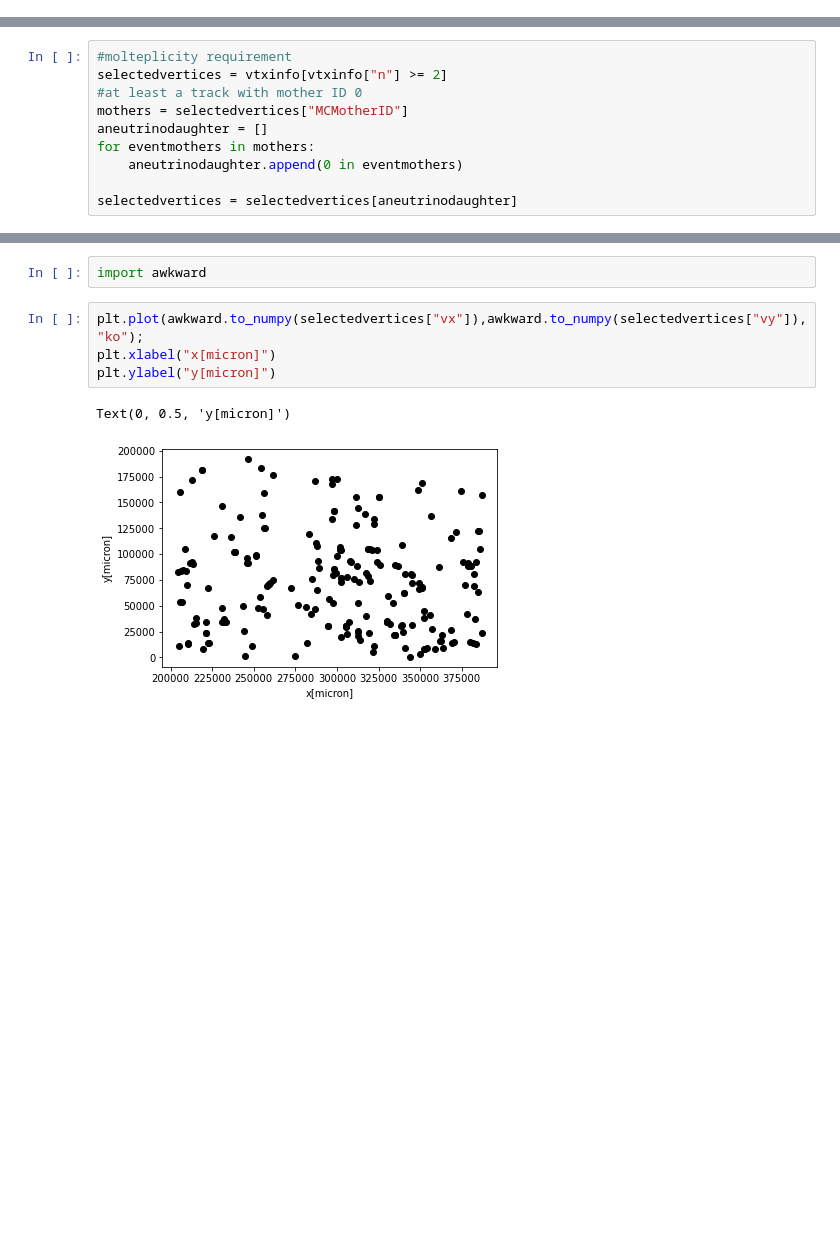
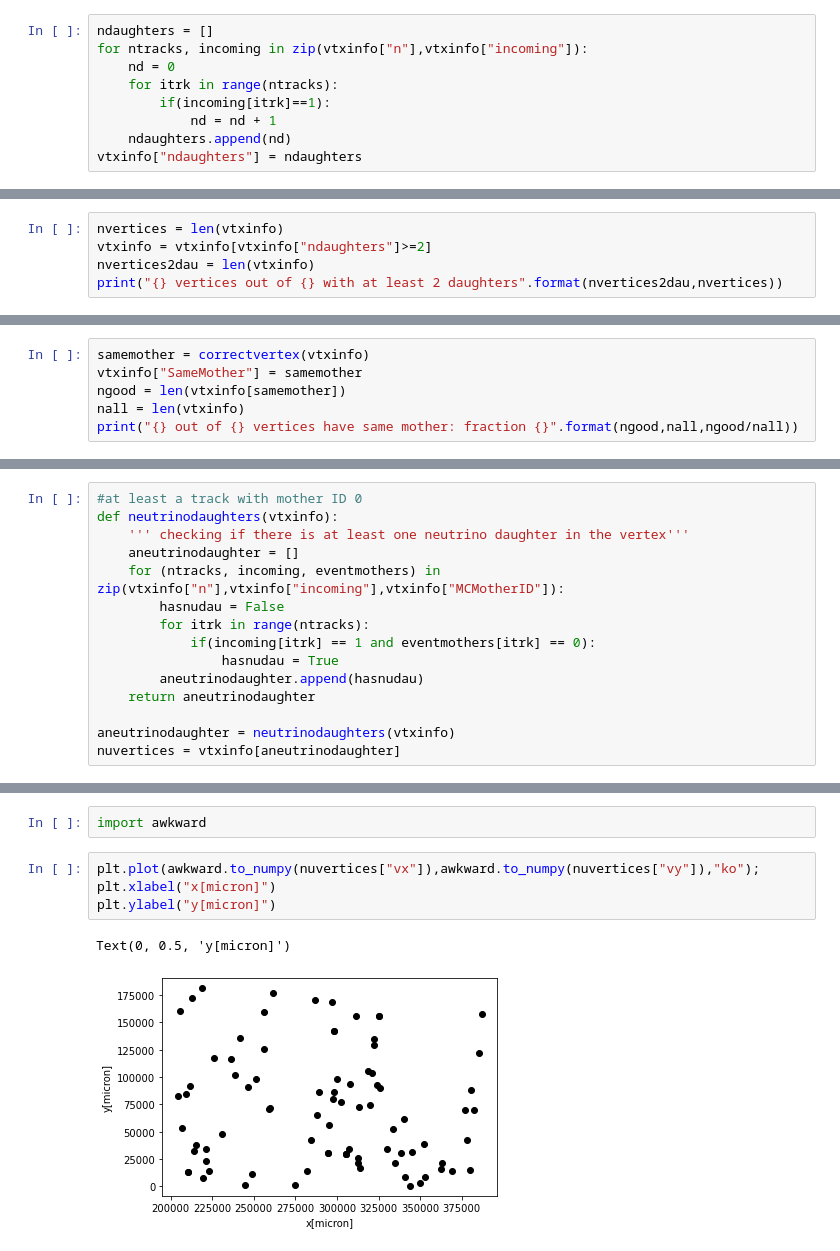
Before and after one commit to antonioiuliano2/macros-snd, a Jupyter notebook: notebooks/Readvertextree.ipynb, the cells around one changed output, grey strips where cells are left out. Drawn from its saved outputs; the diff is of its cells as text; blank space fills up the shorter version.

Commit message:
scoring vertices according to different conditions

```diff
--- a/notebooks/Readvertextree.ipynb
+++ b/notebooks/Readvertextree.ipynb
@@ -12,0 +19,9 @@ vtxinfo = vtxtree.arrays(["n","MCTrackPdgCode","MCEventID","MCTrackID","MCMother
+# %%
+ndaughters = []
+for ntracks, incoming in zip(vtxinfo["n"],vtxinfo["incoming"]):
+    nd = 0
+    for itrk in range(ntracks):
+        if(incoming[itrk]==1):
+            nd = nd + 1
+    ndaughters.append(nd)
+vtxinfo["ndaughters"] = ndaughters
@@ -12,0 +45,5 @@ vtxinfo = vtxtree.arrays(["n","MCTrackPdgCode","MCEventID","MCTrackID","MCMother
+# %%
+nvertices = len(vtxinfo)
+vtxinfo = vtxinfo[vtxinfo["ndaughters"]>=2]
+nvertices2dau = len(vtxinfo)
+print("{} vertices out of {} with at least 2 daughters".format(nvertices2dau,nvertices))
@@ -12,0 +76,6 @@ vtxinfo = vtxtree.arrays(["n","MCTrackPdgCode","MCEventID","MCTrackID","MCMother
+# %%
+samemother = correctvertex(vtxinfo)
+vtxinfo["SameMother"] = samemother
+ngood = len(vtxinfo[samemother])
+nall = len(vtxinfo)
+print("{} out of {} vertices have same mother: fraction {}".format(ngood,nall,ngood/nall))
@@ -15,11 +104,16 @@ Applying a selection for interesting vertices
 # %%
-#molteplicity requirement
-selectedvertices = vtxinfo[vtxinfo["n"] >= 2]
 #at least a track with mother ID 0
-mothers = selectedvertices["MCMotherID"]
-aneutrinodaughter = []
-for eventmothers in mothers:
-    aneutrinodaughter.append(0 in eventmothers)
+def neutrinodaughters(vtxinfo):
+    ''' checking if there is at least one neutrino daughter in the vertex'''
+    aneutrinodaughter = []
+    for (ntracks, incoming, eventmothers) in zip(vtxinfo["n"],vtxinfo["incoming"],vtxinfo["MCMotherID"]):
+        hasnudau = False
+        for itrk in range(ntracks):
+            if(incoming[itrk] == 1 and eventmothers[itrk] == 0):
+                hasnudau = True
+        aneutrinodaughter.append(hasnudau)
+    return aneutrinodaughter
 
-selectedvertices = selectedvertices[aneutrinodaughter]
+aneutrinodaughter = neutrinodaughters(vtxinfo)
+nuvertices = vtxinfo[aneutrinodaughter]
 # %%
@@ -40,10 +134,10 @@ Text(0.5, 0, 'ntracks')
 # %%
 import awkward
 # %%
-plt.plot(awkward.to_numpy(selectedvertices["vx"]),awkward.to_numpy(selectedvertices["vy"]),"ko");
+plt.plot(awkward.to_numpy(nuvertices["vx"]),awkward.to_numpy(nuvertices["vy"]),"ko");
 plt.xlabel("x[micron]")
 plt.ylabel("y[micron]")
 # %% [output]
 Text(0, 0.5, 'y[micron]')
-[figure, old version]
+[figure, new version]
 # %%
```
Also changed, not shown: parts of 24 cells of this notebook.
